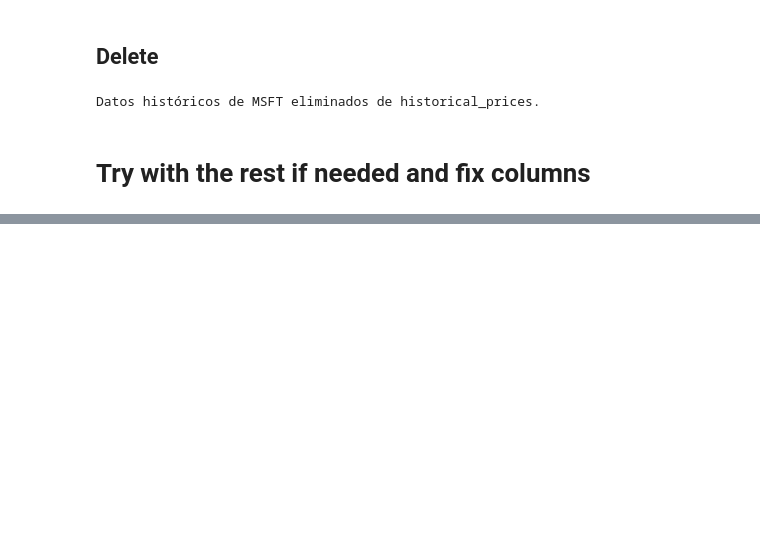
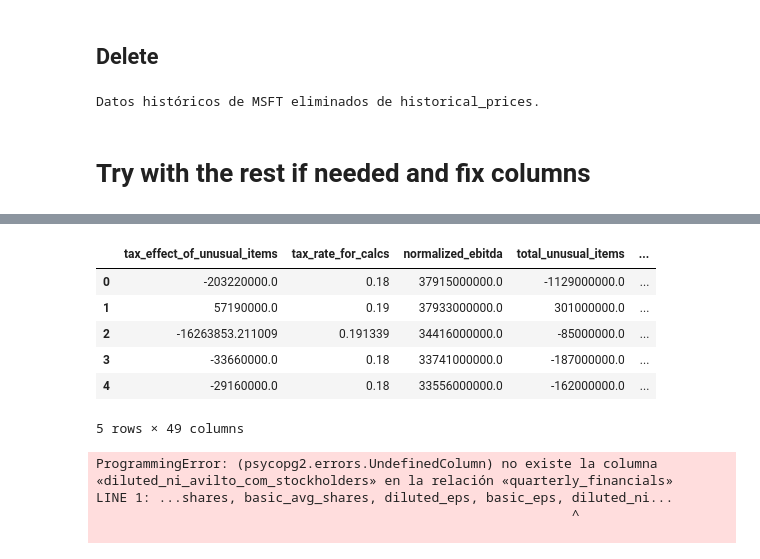
Before and after one commit to jamesrubio23/Portfolio_Advisor, a Jupyter notebook: download_data_to_db.ipynb, the cells around one changed output, grey strips where cells are left out. Drawn from its saved outputs; the diff is of its cells as text; code cells hidden in the pictures; blank space fills up the shorter version.

```diff
--- a/download_data_to_db.ipynb
+++ b/download_data_to_db.ipynb
@@ -605,0 +866,18 @@ Datos históricos de MSFT eliminados de historical_prices.
+# %%
+df.head()
+# %% [output]
+|  | tax_effect_of_unusual_items | tax_rate_for_calcs | normalized_ebitda | total_unusual_items | ... |
+| 0 | -203220000.0 | 0.18 | 37915000000.0 | -1129000000.0 | ... |
+| 1 | 57190000.0 | 0.19 | 37933000000.0 | 301000000.0 | ... |
+| 2 | -16263853.211009 | 0.191339 | 34416000000.0 | -85000000.0 | ... |
+| 3 | -33660000.0 | 0.18 | 33741000000.0 | -187000000.0 | ... |
+| 4 | -29160000.0 | 0.18 | 33556000000.0 | -162000000.0 | ... |
+5 rows × 49 columns
+# %%
+df.to_sql("quarterly_financials", engine, if_exists="append", index=False)
+print(f"Quarterly financials data for {ticker} inserted in quarterly_financials.")
+# %% [output]
+ProgrammingError: (psycopg2.errors.UndefinedColumn) no existe la columna «diluted_ni_avilto_com_stockholders» en la relación «quarterly_financials»
+LINE 1: ...shares, basic_avg_shares, diluted_eps, basic_eps, diluted_ni...
+                                                             ^
+
```
Also changed, not shown: parts of 20 cells of this notebook.
